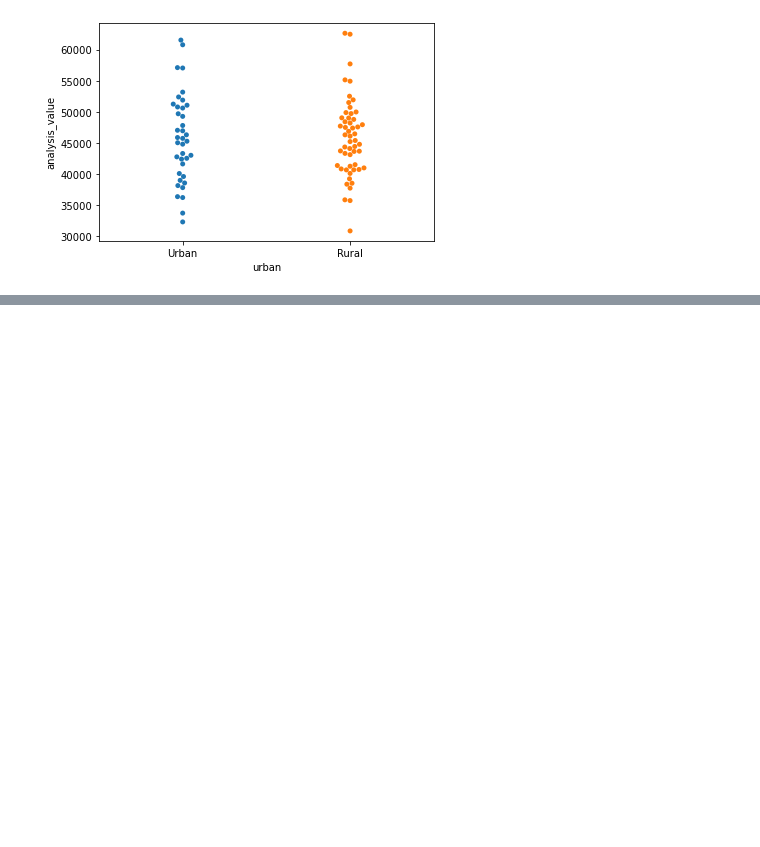
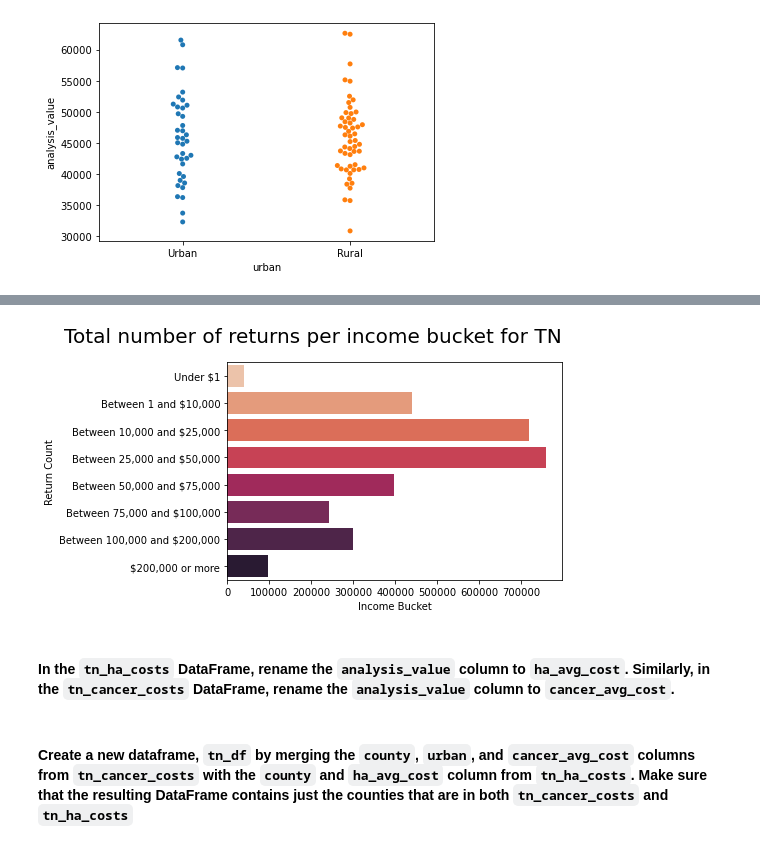
Before and after one commit to trinhlt2/data-science-essentials-3, a Jupyter notebook: notebooks/tn_med_helper_exploratory.ipynb, the cells around one changed output, grey strips where cells are left out. Drawn from its saved outputs; the diff is of its cells as text; code cells hidden in the pictures; blank space fills up the shorter version.

```diff
--- a/notebooks/tn_med_helper_exploratory.ipynb
+++ b/notebooks/tn_med_helper_exploratory.ipynb
@@ -378,0 +396,10 @@ sns.swarmplot(y = ha_costs_df_TN.analysis_value, x=ha_costs_df_TN.urban);
+# %%
+#To use certain color palette:
+sns.barplot('return_count','income_bucket', data=income_df_TN_keep.loc[income_df_TN_keep.county=="Tennessee"], palette='rocket_r')
+plt.xlabel('Income Bucket')
+plt.ylabel('Return Count')
+plt.title('Total number of returns per income bucket for TN', fontdict={'fontsize':20}, pad = 20, loc="right");
+# %% [output]
+[figure, added]
+# %% [markdown]
+#### In the `tn_ha_costs` DataFrame, rename the `analysis_value` column to `ha_avg_cost`. Similarly, in the `tn_cancer_costs` DataFrame, rename the `analysis_value` column to `cancer_avg_cost`.
@@ -378,0 +410,2 @@ sns.swarmplot(y = ha_costs_df_TN.analysis_value, x=ha_costs_df_TN.urban);
+# %% [markdown]
+#### Create a new dataframe, `tn_df` by merging the `county`, `urban`, and `cancer_avg_cost` columns from `tn_cancer_costs` with the `county` and `ha_avg_cost` column from `tn_ha_costs`. Make sure that the resulting DataFrame contains just the counties that are in both `tn_cancer_costs` and `tn_ha_costs`
```
Also changed, not shown: parts of 34 cells of this notebook, 5 other files.
